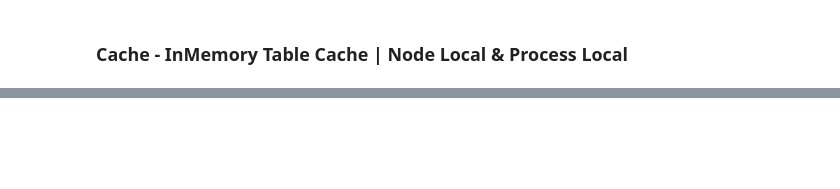
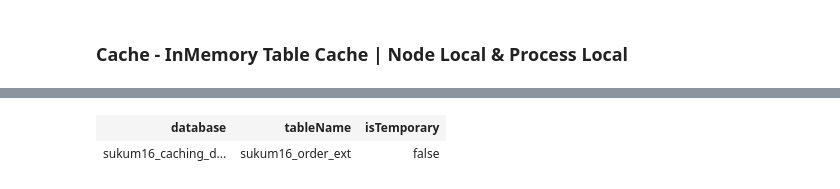
Before and after one commit to srjprtp/Data_engineering_python, a Jupyter notebook: Data_Engneering/19CachingInDepth.ipynb, the cells around one changed output, grey strips where cells are left out. Cells and saved outputs as stored; diff of their text form; code cells hidden in the pictures; blank space fills up the shorter version.

```diff
--- a/Data_Engneering/19CachingInDepth.ipynb
+++ b/Data_Engneering/19CachingInDepth.ipynb
@@ -216,0 +432,5 @@ Py4JJavaError: An error occurred while calling o187.count.
+# %%
+spark.sql("show tables in sukum16_caching_demo_ext")
+# %% [output]
+| database | tableName | isTemporary |
+| sukum16_caching_d... | sukum16_order_ext | false |
```
Also changed, not shown: parts of 75 cells of this notebook, 1 other file.
